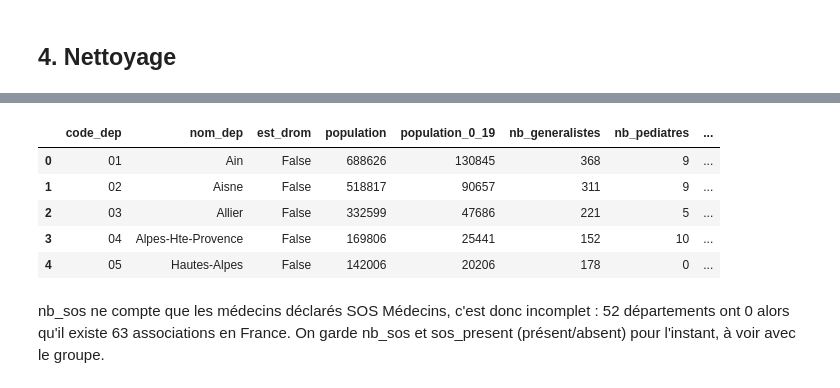
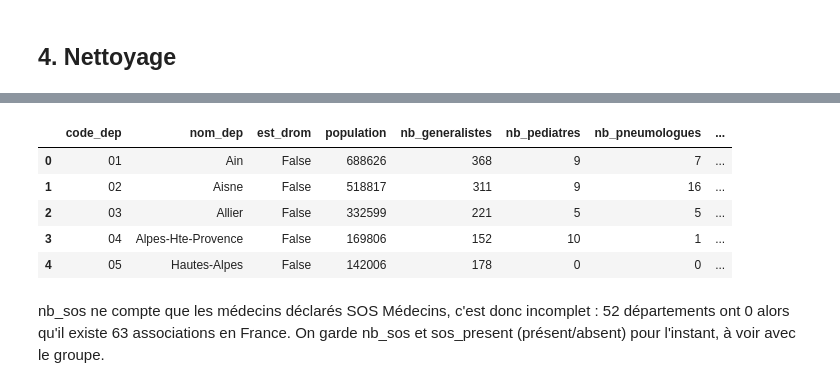
Before and after one commit to jbrocardplatim/LIORA_PROJET_PATHO_RESPIRATOIRES, a Jupyter notebook: notebooks/04c_exploration_ameli_densite.ipynb, the cells around one changed output, grey strips where cells are left out. Drawn from its saved outputs; the diff is of its cells as text; code cells hidden in the pictures.

```diff
--- a/notebooks/04c_exploration_ameli_densite.ipynb
+++ b/notebooks/04c_exploration_ameli_densite.ipynb
@@ -75,13 +74,13 @@ Certaines catégories sont aussi des totaux (TOTAL MEDECINS, OMNIPRATICIENS, MEP
 # %% [markdown]
 ## 3. Choix des professions
 # %%
-recap_par_onglet = []
+recap_par_onglet = []  #liste vide, contiendra 3 tableaux (1 pour chaque onglet)
 
 for i in range(3):
     tableau = onglets[i]
     # on enlève les lignes de total des départements
     departements = tableau[tableau['DEPARTEMENT'].str.contains('TOTAL') == False]
-    categorie = tableau.columns[0]
+    categorie = tableau.columns[0] #récupère la case A1 (Spécialiste, Généraliste et MEP,ou Auxiliaires médicaux)
 
     recap_onglet = pd.DataFrame()
     recap_onglet['nb_france'] = departements.groupby(categorie)['EFFECTIF'].sum()
@@ -95,13 +94,17 @@ recap_ameli = recap_ameli.fillna(0)
 recap_ameli['nb_dep_sans_aucun'] = recap_ameli['nb_dep_sans_aucun'].astype(int)
 
 # on enlève aussi les catégories qui sont des totaux (sommes d'autres catégories)
-a_enlever = []
+a_enlever = []   # OMNI = MG + MEP, et MEP = total des sous-catégories MEP : on les retire (double compte)
 for nom in recap_ameli.index:
     if 'TOTAL' in nom or nom == '01- OMNIPRATICIENS' or nom == '01- M.E.P.':
         a_enlever.append(nom)
 recap_ameli = recap_ameli.drop(a_enlever)
 
-# afficher toutes les lignes
-pd.set_option('display.max_rows', 200)
+# combien de catégories il reste, au total et par onglet
+print("catégories enlevées :", a_enlever)
+print("nombre de catégories :", len(recap_ameli))
+print(recap_ameli['onglet'].value_counts())
+
+# afficher en affichant par nb de professionels le plus nombreux
 recap_ameli.sort_values(['onglet', 'nb_france'], ascending=[True, False])
 # %% [output]
@@ -141,7 +157,7 @@ recap_ameli.loc[retenues]
 | 93- SOS Médecins | 431 | 52 | Généralistes et MEP |
 | 26- Masseurs-kinésithérapeutes-ré... | 82101 | 0 | Auxiliaires médicaux |
 # %%
-for i in range(3):
+for i in range(3):   #parcoure les 3 onglets qui nous intéresse
     donnees = recap_ameli[recap_ameli['onglet'] == noms_onglets[i]]
     donnees = donnees.sort_values('nb_france', ascending=False)
 
@@ -150,7 +166,7 @@ for i in range(3):
     couleurs = []
 
     for nom in donnees.index:
-        # on ne garde pas les totaux, ni la médecine générale (trop grande)
+        # on ne garde pas les totaux, ni la médecine générale (trop grande, écrase les autres professions)
         if nom == '01- Médecine générale':
             print('enlevé :', nom)
         # on garde les 15 plus grandes et les professions retenues
@@ -158,7 +174,7 @@ for i in range(3):
             noms.append(nom)
             valeurs.append(donnees.loc[nom, 'nb_france'])
             if nom in retenues:
-                couleurs.append('green')
+                couleurs.append('#ffc914')
             else:
                 couleurs.append('grey')
 
@@ -228,41 +230,32 @@ ameli_propre.head()
 # %%
-# allergologues : on additionne les 3 catégories
+# allergologues : on additionne les 3 catégories (nombre et densité)
 ameli_propre['nb_allergologues'] = ameli_propre['nb_allergo_1'] + ameli_propre['nb_allergo_2'] + ameli_propre['nb_allergo_3']
-ameli_propre = ameli_propre.drop(columns=['nb_allergo_1', 'nb_allergo_2', 'nb_allergo_3'])#drop pour supp les anciennes colonnes allergo
-
-
-# densités pour 100 000 habitants
-ameli_propre['densite_generalistes'] = ameli_propre['nb_generalistes'] / ameli_propre['population'] * 100000
-ameli_propre['densite_pediatres'] = ameli_propre['nb_pediatres'] / ameli_propre['population_0_19'] * 100000
-ameli_propre['densite_pneumologues'] = ameli_propre['nb_pneumologues'] / ameli_propre['population'] * 100000
-ameli_propre['densite_allergologues'] = ameli_propre['nb_allergologues'] / ameli_propre['population'] * 100000
-ameli_propre['densite_kines'] = ameli_propre['nb_kines'] / ameli_propre['population'] * 100000
+ameli_propre['densite_allergologues'] = ameli_propre['densite_allergo_1'] + ameli_propre['densite_allergo_2'] + ameli_propre['densite_allergo_3']
 
 # SOS Médecins présent ou non
 ameli_propre['sos_present'] = ameli_propre['nb_sos'] > 0
 
 # séparer le code et le nom du département
 ameli_propre = ameli_propre.reset_index()
 ameli_propre[['code_dep', 'nom_dep']] = ameli_propre['DEPARTEMENT'].str.split('- ', n=1, expand=True)
-ameli_propre = ameli_propre.drop(columns=['DEPARTEMENT'])
 
-# DROM (code qui commence par 97)
+# DROM (code 97)
 ameli_propre['est_drom'] = ameli_propre['code_dep'].str.startswith('97')
 
-# on range les colonnes dans l'ordre : département d'abord
-ameli_propre = ameli_propre[['code_dep', 'nom_dep', 'est_drom', 'population', 'population_0_19',
+# on sélectionne et on range les colonnes
+ameli_propre = ameli_propre[['code_dep', 'nom_dep', 'est_drom', 'population',
                              'nb_generalistes', 'nb_pediatres', 'nb_pneumologues', 'nb_allergologues', 'nb_kines', 'nb_sos',
                              'densite_generalistes', 'densite_pediatres', 'densite_pneumologues', 'densite_allergologues', 'densite_kines',
                              'sos_present']]
 
 ameli_propre.head()
 # %% [output]
-|  | code_dep | nom_dep | est_drom | population | population_0_19 | nb_generalistes | nb_pediatres | ... |
-| 0 | 01 | Ain | False | 688626 | 130845 | 368 | 9 | ... |
-| 1 | 02 | Aisne | False | 518817 | 90657 | 311 | 9 | ... |
-| 2 | 03 | Allier | False | 332599 | 47686 | 221 | 5 | ... |
-| 3 | 04 | Alpes-Hte-Provence | False | 169806 | 25441 | 152 | 10 | ... |
-| 4 | 05 | Hautes-Alpes | False | 142006 | 20206 | 178 | 0 | ... |
+|  | code_dep | nom_dep | est_drom | population | nb_generalistes | nb_pediatres | nb_pneumologues | ... |
+| 0 | 01 | Ain | False | 688626 | 368 | 9 | 7 | ... |
+| 1 | 02 | Aisne | False | 518817 | 311 | 9 | 16 | ... |
+| 2 | 03 | Allier | False | 332599 | 221 | 5 | 5 | ... |
+| 3 | 04 | Alpes-Hte-Provence | False | 169806 | 152 | 10 | 1 | ... |
+| 4 | 05 | Hautes-Alpes | False | 142006 | 178 | 0 | 0 | ... |
 # %% [markdown]
 nb_sos ne compte que les médecins déclarés SOS Médecins, c'est donc incomplet : 52 départements ont 0 alors qu'il existe 63 associations en France.
 On garde nb_sos et sos_present (présent/absent) pour l'instant, à voir avec le groupe.
```
Also changed, not shown: parts of 11 cells of this notebook, 7 other files.
